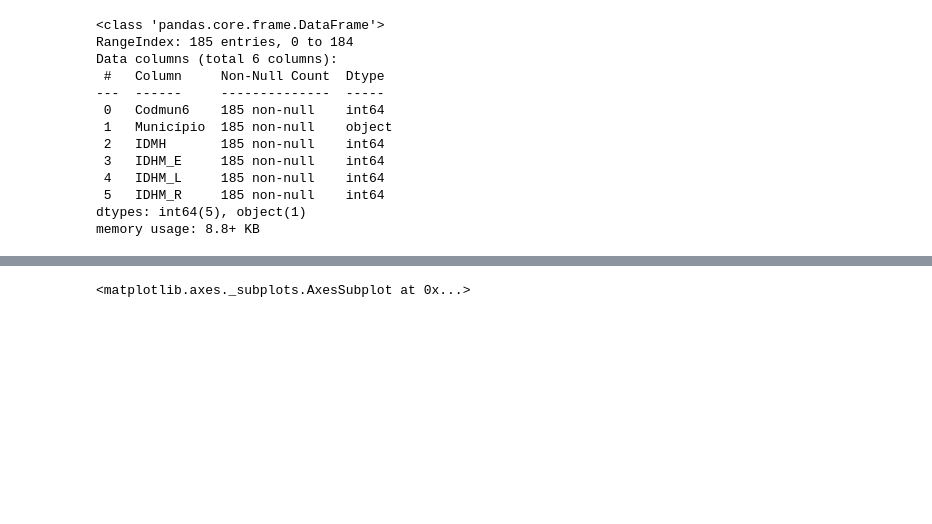
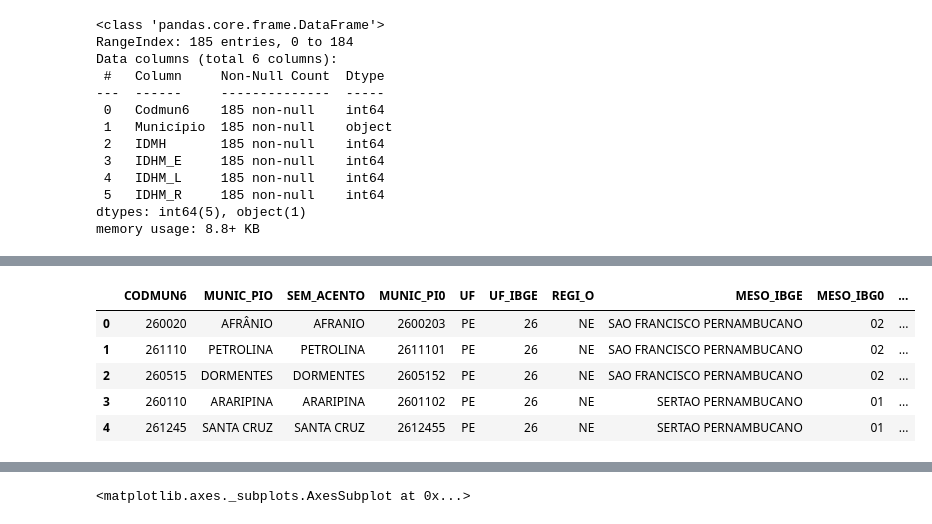
Before and after one commit to CamilaSDantas/vacina_covid19_pernambuco, a Jupyter notebook: VACINAxIDhPE.ipynb, the cells around one changed output, grey strips where cells are left out. Cells and saved outputs as stored; diff of their text form; code cells hidden in the pictures; blank space fills up the shorter version.

```diff
--- a/VACINAxIDhPE.ipynb
+++ b/VACINAxIDhPE.ipynb
@@ -168,2 +174,11 @@ covid.describe()
 # %%
-br_PE = gpd.read_file('/content/drive/MyDrive/Covid19 dados tcc/tcc/PE_Mun97_region.shx')
+mapape = gpd.read_file('/content/drive/MyDrive/Covid19 dados tcc/tcc/PE_Mun97_region.shx')
+# %%
+mapape.head()
+# %% [output]
+|  | CODMUN6 | MUNIC_PIO | SEM_ACENTO | MUNIC_PI0 | UF | UF_IBGE | REGI_O | MESO_IBGE | MESO_IBG0 | ... |
+| 0 | 260020 | AFRÂNIO | AFRANIO | 2600203 | PE | 26 | NE | SAO FRANCISCO PERNAMBUCANO | 02 | ... |
+| 1 | 261110 | PETROLINA | PETROLINA | 2611101 | PE | 26 | NE | SAO FRANCISCO PERNAMBUCANO | 02 | ... |
+| 2 | 260515 | DORMENTES | DORMENTES | 2605152 | PE | 26 | NE | SAO FRANCISCO PERNAMBUCANO | 02 | ... |
+| 3 | 260110 | ARARIPINA | ARARIPINA | 2601102 | PE | 26 | NE | SERTAO PERNAMBUCANO | 01 | ... |
+| 4 | 261245 | SANTA CRUZ | SANTA CRUZ | 2612455 | PE | 26 | NE | SERTAO PERNAMBUCANO | 01 | ... |
```
Also changed, not shown: parts of 14 cells of this notebook.
